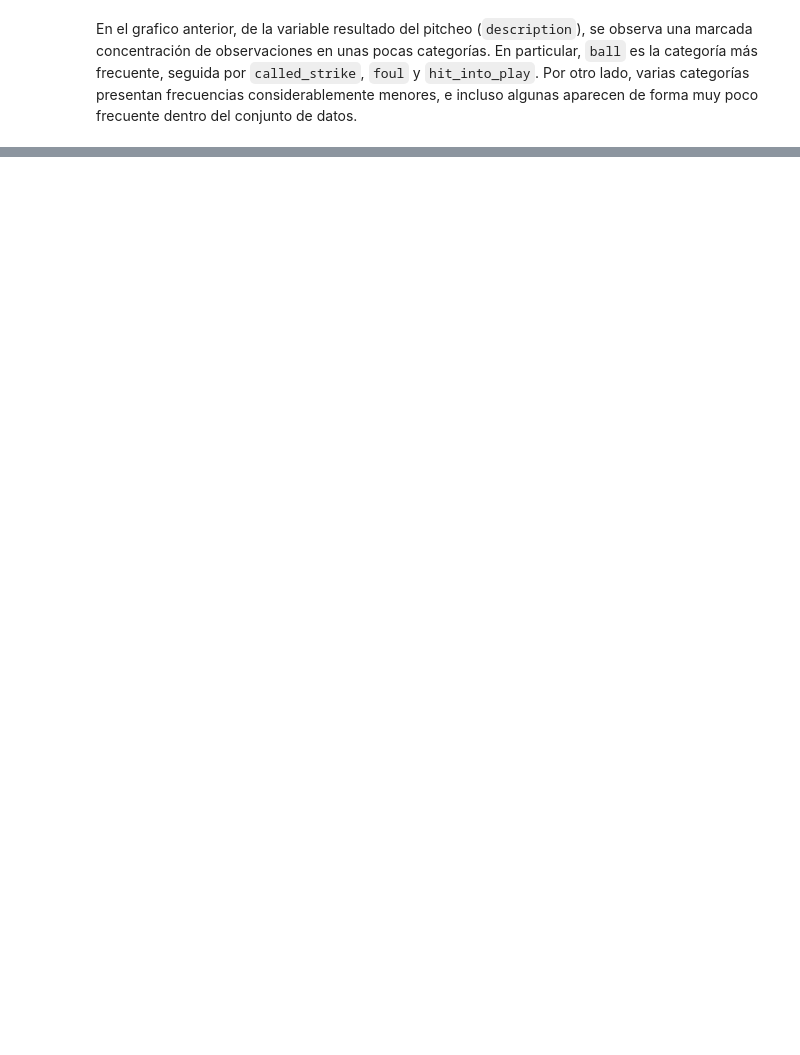
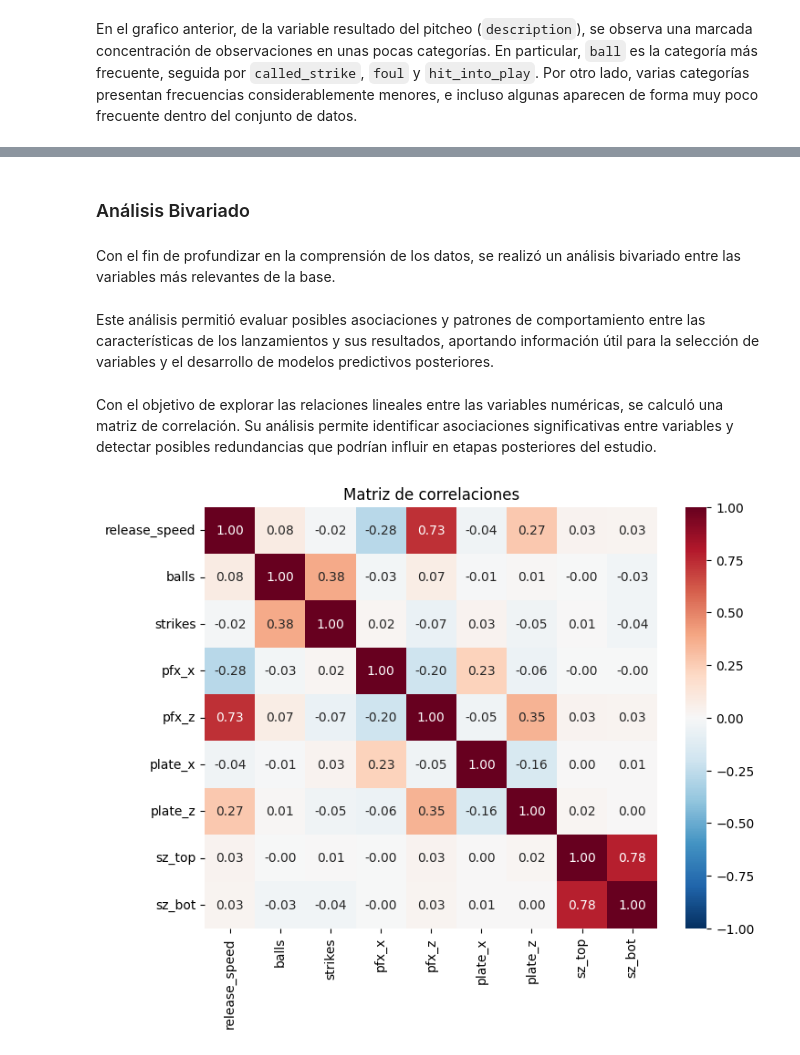
Before and after one commit to Prisfenoy/TP2_python, a Jupyter notebook: Análisis_descriptivo.ipynb, the cells around one changed output, grey strips where cells are left out. Drawn from its saved outputs; the diff is of its cells as text; code cells hidden in the pictures; blank space fills up the shorter version.

```diff
--- a/Análisis_descriptivo.ipynb
+++ b/Análisis_descriptivo.ipynb
@@ -318,0 +322,34 @@ VER QUE MAS SE PUEDE HACER Y ANALIZAR EN ESTA SECCION !!
+# %% [markdown]
+### Análisis Bivariado
+# %% [markdown]
+Con el fin de profundizar en la comprensión de los datos, se realizó un análisis bivariado entre las variables más relevantes de la base.
+# %% [markdown]
+Este análisis permitió evaluar posibles asociaciones y patrones de comportamiento entre las características de los lanzamientos y sus resultados, aportando información útil para la selección de variables y el desarrollo de modelos predictivos posteriores.
+# %% [markdown]
+Con el objetivo de explorar las relaciones lineales entre las variables numéricas, se calculó una matriz de correlación. Su análisis permite identificar asociaciones significativas entre variables y detectar posibles redundancias que podrían influir en etapas posteriores del estudio.
+# %%
+# Eliminar filas con algún valor nulo
+corr_matrix = (
+    variables_cuantitativas
+    .drop_nulls()
+    .to_pandas()
+    .corr()
+)
+
+# Matriz de correlaciones
+plt.figure(figsize=(8, 6))
+
+sns.heatmap(
+    corr_matrix,
+    annot=True,
+    cmap="RdBu_r",
+    center=0,
+    vmin=-1,
+    vmax=1,
+    fmt=".2f"
+)
+
+plt.title("Matriz de correlaciones")
+plt.show()
+# %% [output]
+[figure, added]
```
Also changed, not shown: parts of 17 cells of this notebook.
